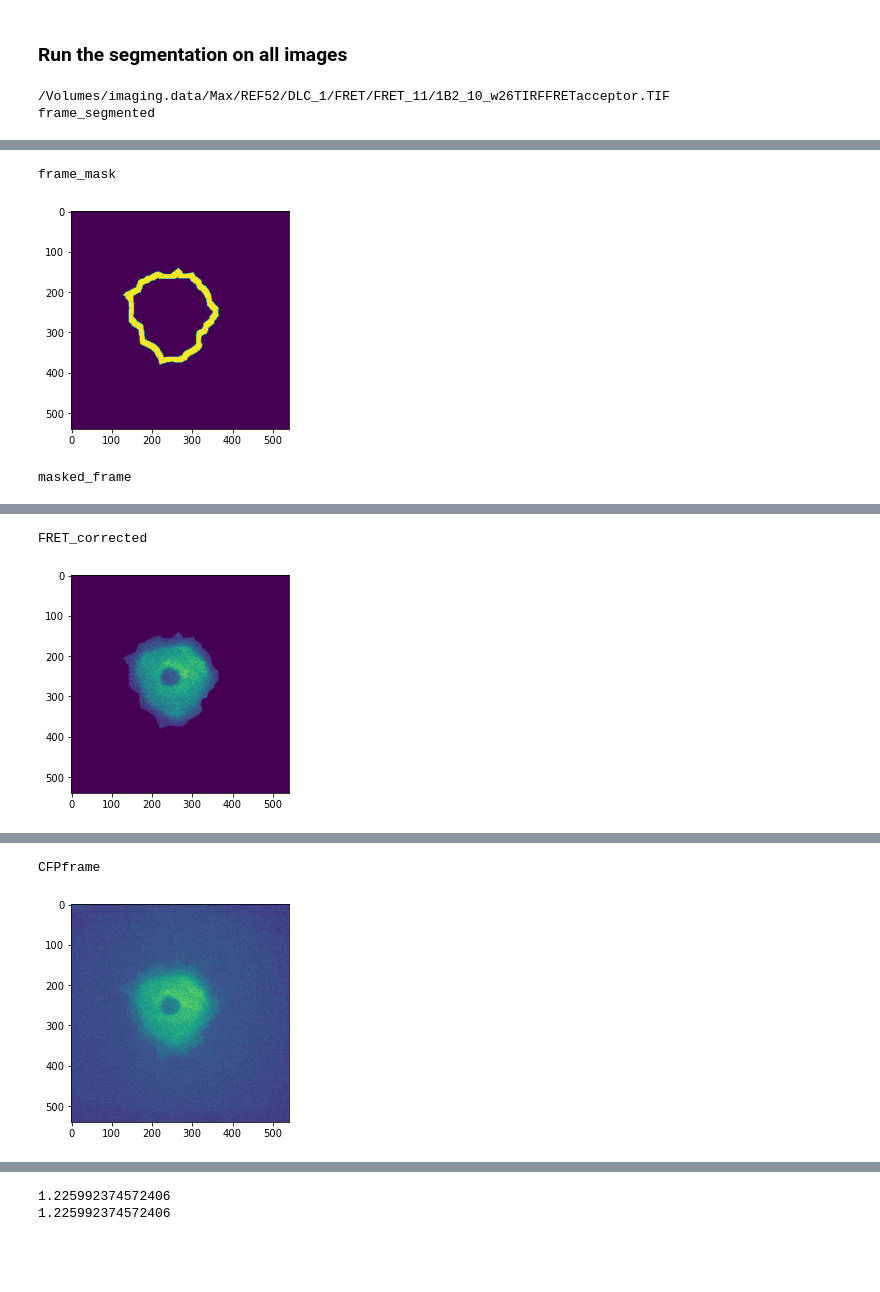
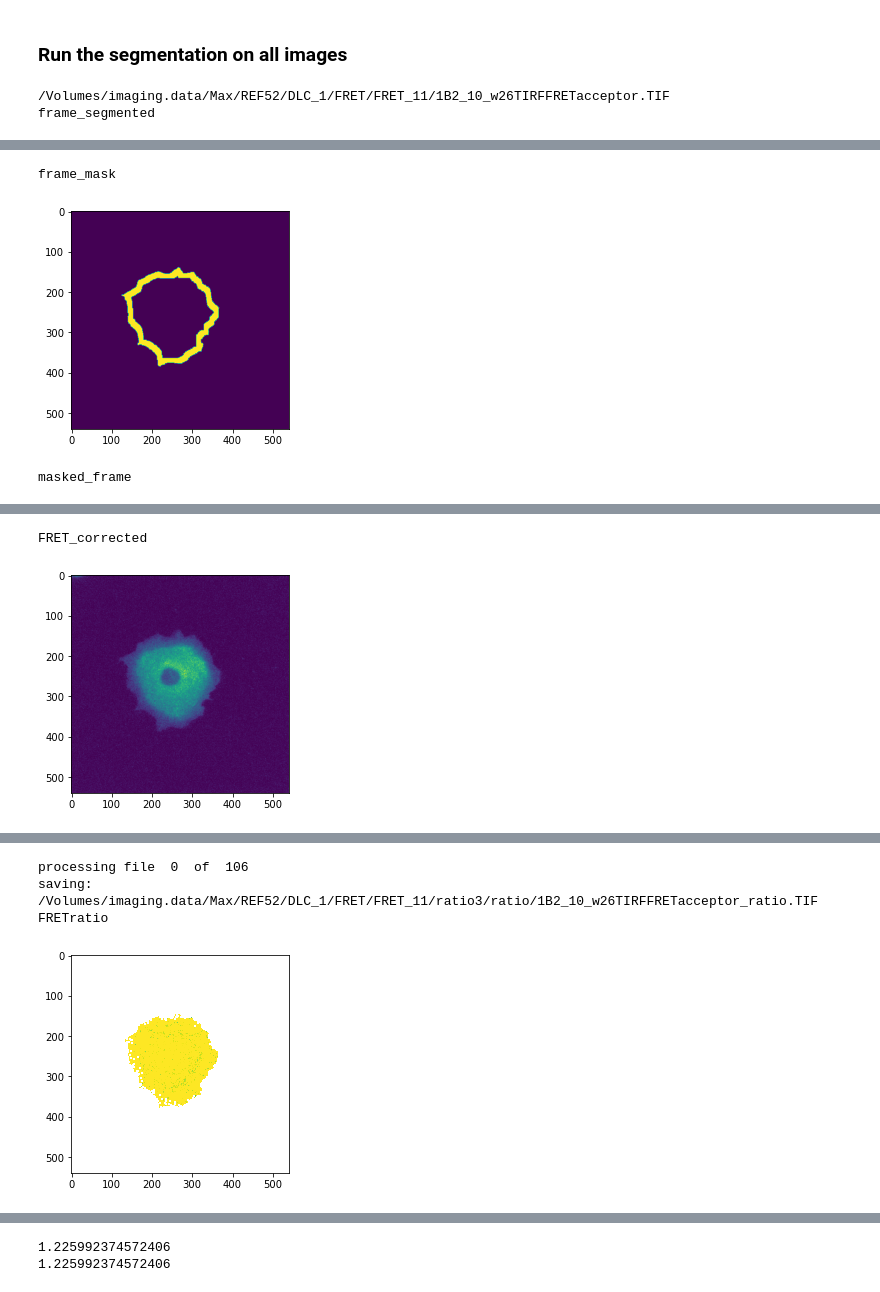
Before and after one commit to mheydasch/FRET_preprocessing_jupyter, a Jupyter notebook: batch_segment_and_create_mask-Copy1.ipynb, the cells around one changed output, grey strips where cells are left out. Drawn from its saved outputs; the diff is of its cells as text; code cells hidden in the pictures; blank space fills up the shorter version.

Commit message:
improved background subtraction, added timelapse support

```diff
--- a/batch_segment_and_create_mask-Copy1.ipynb
+++ b/batch_segment_and_create_mask-Copy1.ipynb
@@ -74,24 +74,26 @@ pkl.dump(clf, file)
 file.close()
 # %%
 input_folder = '/Volumes/imaging.data/Max/REF52/DLC_1/FRET/FRET_11/'
-output_folder_segmentation = '/Volumes/imaging.data/Max/REF52/DLC_1/FRET/FRET_11/ratio2/'
+output_folder_segmentation = '/Volumes/imaging.data/Max/REF52/DLC_1/FRET/FRET_11/ratio3'
 #change experiment ID
-Experiment_ID='FRET11_late'
+Experiment_ID='FRET13_timelapse'
 ch1_flatfield=io.imread('/Volumes/imaging.data/Max/REF52/DLC_1/FRET/FRET_13/flatfield/Averaged_FRET_flatfield.tif')
 ch2_flatfield=io.imread('/Volumes/imaging.data/Max/REF52/DLC_1/FRET/FRET_13/flatfield/Averaged_CFP_flatfield.tif')
 ch2='CFP'
 ch1='FRET'
 # %%
+#CFP_corrected, masked_frame=flatfield_preprocessing(CFPframe, ch2_flatfield, frame_segmented)
+
 def bg_calculation(masked_frame):
-    hist, bins = np.histogram(masked_frame, bins=50)
+    #hist, bins = np.histogram(masked_frame, bins=50)
     #width = 0.7 * (bins[1] - bins[0])
     #center = (bins[:-1] + bins[1:]) / 2
 #    plt.bar(center, hist, align='center', width = width)
 #    plt.ylim(0,450000)
 #    plt.xlim(0,750)
-    bg = np.percentile(bins[0:30], 75)
-    #bg = np.mean(bins[0:40])
-    return bg, #plt.show(
+    #bg = np.percentile(bins[0:30], 75)
+    bg = np.median(masked_frame)
+    return bg
 
 # Actual background substraction
 def background_sub(image, bg):
@@ -105,16 +107,18 @@ def background_sub(image, bg):
 
 def bg_correct(image, masked_frame):
     bg_calc = bg_calculation(masked_frame)
-    corr_im = background_sub(image,bg_calc[0])
+    corr_im = background_sub(image,bg_calc)
     return corr_im
 def flatfield_preprocessing(img, flatfield, frame_segmented):
     #flatfield=signal.medfilt(flatfield, kernel_size=[11,11])
     flatfield=ndimage.median_filter(flatfield, size=8)
     imgcorrected=np.divide(img, flatfield)
+    #grow the background mask
+    frame_segmented=ndimage.morphology.binary_dilation(frame_segmented, iterations=30)
     masked_frame=imgcorrected.copy()
     masked_frame[frame_segmented>0]=0
     bg_corrected=bg_correct(imgcorrected, masked_frame)
-    plt.imshow(bg_corrected, cmap = 'gray')
+    #plt.imshow(bg_corrected, cmap = 'gray')
     return bg_corrected, masked_frame
     #return imgcorrected, masked_frame
 def image_ratioing(f, c, path, filename):
@@ -251,15 +258,17 @@ frame_segmented = frame_to_labels(raw)
 if timelapse == False:
    pattern = re.compile('(?P<Imagename>[^w]*).*(?P<Channel>FRET|CFP).*')
 if timelapse == True:
-   pattern = re.compile('(?P<Imagename>[^w]*).*(?P<Channel>FRET|CFP).*(?P<Timepoint>t[0-9]+).*')
-datatable=pd.DataFrame(columns=[ 'Experiment_ID','Filename', 'Cell_ID', 'Classifier', 'MeanIntensity_stimmaskRatio','MeanIntensity_cellmaskRatio', 'MeanIntensity_CFP'])
+   pattern = re.compile('(?P<Imagename>[^w]*).*(?P<Channel>FRET|CFP).*(?P<Site>s[0-9]+)_t(?P<Timepoint>[0-9]+).*')
+datatable=pd.DataFrame(columns=[ 'Experiment_ID','Filename', 'Cell_ID', 'Classifier',
+                                'MeanIntensity_stimmaskRatio','MeanIntensity_cellmaskRatio',
+                                'MeanIntensity_CFP'])
 for i, filename in enumerate(FRETfilenames):
     FRETframe = io.imread(filename)
     #get the pattern from the filename
-    if timelapse==False:
+    if timelapse == False:
         FRETname=re.search(pattern, filename.split('/')[-1]).group('Imagename')
     if timelapse == True:
-        FRETname=re.search(pattern, filename.split('/')[-1]).group('Imagename', 'Timepoint')
+        FRETname=re.search(pattern, filename.split('/')[-1]).group('Imagename', 'Site', 'Timepoint')
     print(filename)
     #make segmentation
     # if input image has multiple channels, select the correct one here:
@@ -274,8 +283,10 @@ for i, filename in enumerate(FRETfilenames):
 
 
     FRET_corrected, masked_frame=flatfield_preprocessing(FRETframe, ch1_flatfield, frame_segmented)
+    io.imsave(os.path.join(output_folder_segmentation, 'ratio', os.path.basename(filename).split('.')[0] + 'FRET'+'.tiff'), FRET_corrected, check_contrast=False)
+
     #FRET_corrected= signal.medfilt(FRET_corrected, kernel_size=[3,3])
-    FRET_corrected[frame_segmented==0]=0
+
     if i == 0:
         print('frame_segmented')
         plt.imshow(frame_segmented)
@@ -290,6 +301,8 @@ for i, filename in enumerate(FRETfilenames):
         plt.imshow(FRET_corrected)
         plt.show()
         #break
+    FRET_masked=FRET_corrected.copy()
+    FRET_masked[frame_segmented==0]=0
     io.imsave(os.path.join(output_folder_segmentation,'stim_mask', os.path.basename(filename).split('.')[0]+ 'stimmask' +'.tiff'), frame_mask, check_contrast=False)
     io.imsave(os.path.join(output_folder_segmentation, 'mask', os.path.basename(filename).split('.')[0] + 'mask'+'.tiff'), frame_segmented, check_contrast=False)
     for CFP in CFPfilenames:
@@ -297,7 +310,7 @@ for i, filename in enumerate(FRETfilenames):
         if timelapse==False:
             CFPname=re.search(pattern, CFP.split('/')[-1]).group('Imagename')
         if timelapse == True:
-            CFPname=re.search(pattern, CFP.split('/')[-1]).group('Imagename', 'Timepoint')
+            CFPname=re.search(pattern, CFP.split('/')[-1]).group('Imagename','Site', 'Timepoint')
 
         if CFPname==FRETname:
             try:
@@ -305,22 +318,37 @@ for i, filename in enumerate(FRETfilenames):
                 #CFP_corrected=signal.medfilt(CFP_corrected, kernel_size=[3,3])
                 io.imsave(os.path.join(output_folder_segmentation, 'ratio', os.path.basename(filename).split('.')[0] + 'CFP'+'.tiff'), CFP_corrected, check_contrast=False)
 
-                CFP_corrected[frame_segmented==0]=0
+                if i==0:
+                    print ('CFP_corrected')
+                    plt.imshow(CFP_corrected)
+                    plt.show()
+                CFP_masked=CFP_corrected.copy()
+                CFP_masked[frame_segmented==0]=0
                 print('processing file ', i, ' of ', len(FRETfilenames) )
-                FRETratio=image_ratioing(FRET_corrected, CFP_corrected, os.path.join(output_folder_segmentation, 'ratio'), filename.split('/')[-1])
+                FRETratio=image_ratioing(FRET_masked, CFP_masked, os.path.join(output_folder_segmentation, 'ratio'), filename.split('/')[-1])
 
 
                 for f in np.unique(frame_segmented)[1:]:
-                    temp_data={'Experiment_ID': Experiment_ID, 'Filename':filename.split('/')[-1], 'Cell_ID':i, 'Classifier': filename.split('/')[-1].split('_')[0], 'MeanIntensity_stimmaskRatio': np.mean(np.ma.masked_invalid(FRETratio[(frame_mask>0) & (frame_segmented==f)])),
-                               'MeanIntensity_cellmaskRatio':np.mean(np.ma.masked_invalid(FRETratio[frame_segmented==f])), 'MeanIntensity_CFP': np.mean(np.ma.masked_invalid(CFP_corrected[frame_segmented==f])),}
+                    if timelapse==False:
+                        temp_data={'Experiment_ID': Experiment_ID, 'Filename':filename.split('/')[-1], 'Cell_ID':i,
+                                   'Classifier': filename.split('/')[-1].split('_')[0],
+                                   'MeanIntensity_stimmaskRatio': np.mean(np.ma.masked_invalid(FRETratio[(frame_mask>0) & (frame_segmented==f)])),
+                                   'MeanIntensity_cellmaskRatio':np.mean(np.ma.masked_invalid(FRETratio[frame_segmented==f])),
+                                   'MeanIntensity_CFP': np.mean(np.ma.masked_invalid(CFP_corrected[frame_segmented==f])),}
+                    if timelapse==True:
+                          temp_data={'Experiment_ID': Experiment_ID, 'Filename':''.join(re.search(pattern, filename.split('/')[-1]).group('Imagename', 'Site')),
+                                     'Cell_ID':i,
+                                     'Timepoint': re.search(pattern, CFP.split('/')[-1]).group('Timepoint'),
+                                     'Classifier': filename.split('/')[-1].split('_')[0],
+                                     'MeanIntensity_stimmaskRatio': np.mean(np.ma.masked_invalid(FRETratio[(frame_mask>0) & (frame_segmented==f)])),
+                                     'MeanIntensity_cellmaskRatio':np.mean(np.ma.masked_invalid(FRETratio[frame_segmented==f])),
+                                     'MeanIntensity_CFP': np.mean(np.ma.masked_invalid(CFP_corrected[frame_segmented==f])),}
+
                     datatable=datatable.append(temp_data, ignore_index=True)
                 if i==0:
-                    print('FRETframe')
-                    plt.imshow(FRETframe)
-                    plt.show()
-                    print ('CFPframe')
-                    plt.imshow(CFPframe)
-                    plt.show()
+                    #print('FRETframe')
+                    #plt.imshow(FRETframe)
+                    #plt.show()
                     print('FRETratio')
 
                     plt.imshow(FRETratio, cmap='viridis', vmax=1.4)
@@ -356,2 +382,4 @@ FRETframe
-CFPframe
+processing file  0  of  106
+saving:  /Volumes/imaging.data/Max/REF52/DLC_1/FRET/FRET_11/ratio3/ratio/1B2_10_w26TIRFFRETacceptor_ratio.TIF
+FRETratio
-[figure, old version]
+[figure, new version]
```
Also changed, not shown: parts of 3 cells of this notebook, 1 other file.
